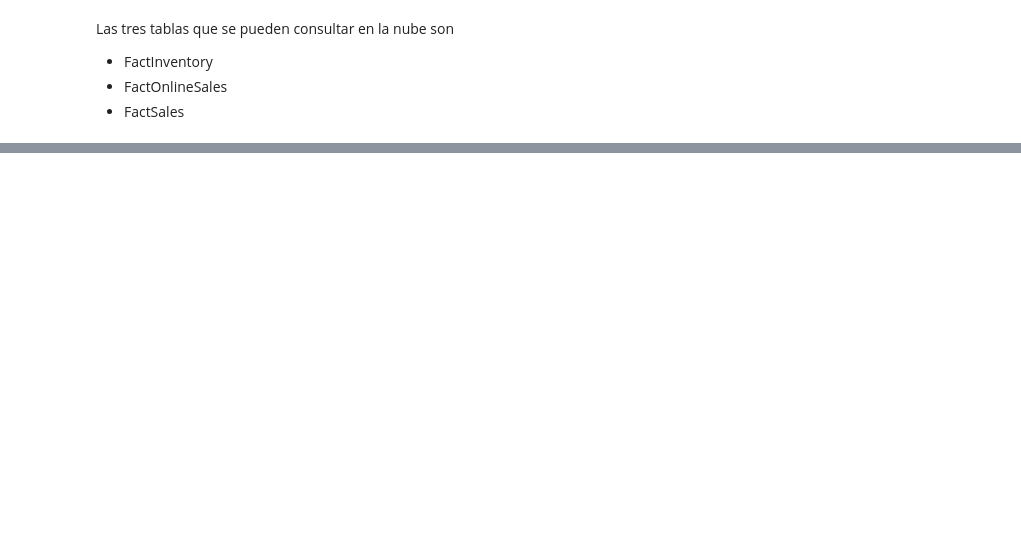
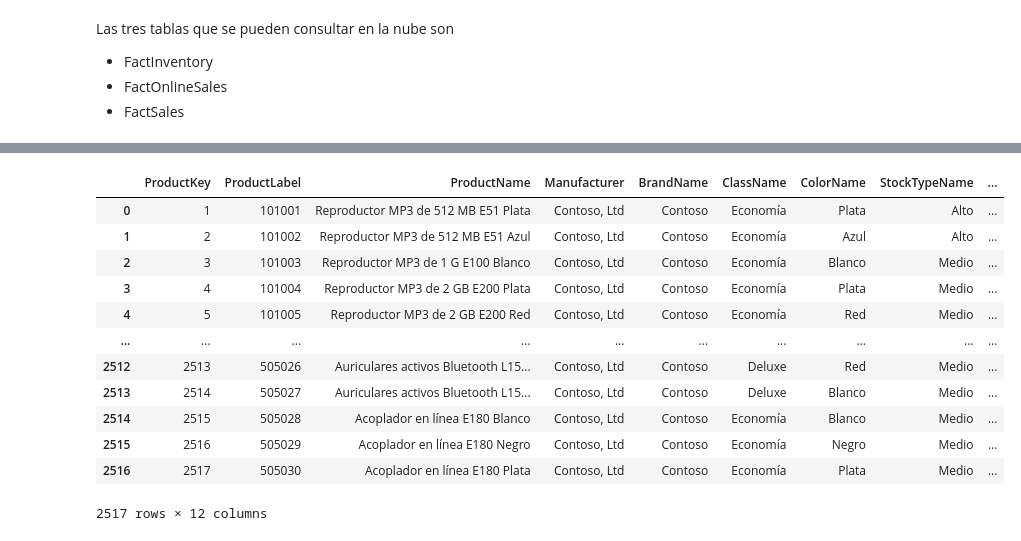
Before and after one commit to Nico22724/Guayerd_InteligenciaArtificial, a Jupyter notebook: Proyecto Aurelion/EDA.ipynb, the cells around one changed output, grey strips where cells are left out. Drawn from its saved outputs; the diff is of its cells as text; code cells hidden in the pictures; blank space fills up the shorter version.

```diff
--- a/Proyecto Aurelion/EDA.ipynb
+++ b/Proyecto Aurelion/EDA.ipynb
@@ -36,0 +224,50 @@ df_DimChannel = pd.read_csv("C:\\Nicolas\\Proyecto Medio Ambiental\\Proyecto_Gua
+# %%
+# Funciones de manipulación de texto
+def get_initials(text):
+    return ''.join([word[0].upper() for word in text.split()]) # Obtener las iniciales de cada palabra en el texto
+
+def extract_first_word(text):
+    return text.split()[0] # Extraer la primera palabra del texto
+
+def extract_two_or_more_words(text):
+    words = text.split()
+    if len(words) >= 2:
+        return text
+    return text # Extraer el texto si tiene dos o más palabras
+# %%
+# Generar listas únicas basadas en las funciones definidas la funcion list nos ayuda a organizar los datos y set elimina los duplicados
+
+# Lista de abreviaciones (iniciales)
+list_abbrevations = list(set(get_initials(product_name) for product_name in df_DimProduct['Manufacturer'].values))
+
+# Lista de primeras palabras
+list_first_words = list(set(extract_first_word(product_name) for product_name in df_DimProduct['Manufacturer'].values))
+
+# Lista de nombres con dos o más palabras
+list_product_initials = list(set(extract_two_or_more_words(product_name) for product_name in df_DimProduct['Manufacturer'].values))
+# %%
+list_first_words = list(set(word.replace(",", "") for word in list_first_words)) # Eliminar comas de las primeras palabras
+# %%
+# Teniendo estas dos listas podemos modificar el DataFrame para eliminar la manufacturadora del nombre del producto
+for idx, value in enumerate(df_DimProduct["ProductName"]):
+    for manufacturer in list_abbrevations + list_product_initials  + list_first_words:
+        if manufacturer in value:
+            df_DimProduct.loc[idx, "ProductName"] = value.replace(manufacturer, "").strip()
+            value = df_DimProduct.loc[idx, "ProductName"]  # Actualizar para siguientes iteraciones
+            break  # Salir después de encontrar la primera coincidencia
+# %%
+df_DimProduct
+# %% [output]
+|  | ProductKey | ProductLabel | ProductName | Manufacturer | BrandName | ClassName | ColorName | StockTypeName | ... |
+| 0 | 1 | 101001 | Reproductor MP3 de 512 MB E51 Plata | Contoso, Ltd | Contoso | Economía | Plata | Alto | ... |
+| 1 | 2 | 101002 | Reproductor MP3 de 512 MB E51 Azul | Contoso, Ltd | Contoso | Economía | Azul | Alto | ... |
+| 2 | 3 | 101003 | Reproductor MP3 de 1 G E100 Blanco | Contoso, Ltd | Contoso | Economía | Blanco | Medio | ... |
+| 3 | 4 | 101004 | Reproductor MP3 de 2 GB E200 Plata | Contoso, Ltd | Contoso | Economía | Plata | Medio | ... |
+| 4 | 5 | 101005 | Reproductor MP3 de 2 GB E200 Red | Contoso, Ltd | Contoso | Economía | Red | Medio | ... |
+| ... | ... | ... | ... | ... | ... | ... | ... | ... | ... |
+| 2512 | 2513 | 505026 | Auriculares activos Bluetooth L15... | Contoso, Ltd | Contoso | Deluxe | Red | Medio | ... |
+| 2513 | 2514 | 505027 | Auriculares activos Bluetooth L15... | Contoso, Ltd | Contoso | Deluxe | Blanco | Medio | ... |
+| 2514 | 2515 | 505028 | Acoplador en línea E180 Blanco | Contoso, Ltd | Contoso | Economía | Blanco | Medio | ... |
+| 2515 | 2516 | 505029 | Acoplador en línea E180 Negro | Contoso, Ltd | Contoso | Economía | Negro | Medio | ... |
+| 2516 | 2517 | 505030 | Acoplador en línea E180 Plata | Contoso, Ltd | Contoso | Economía | Plata | Medio | ... |
+2517 rows × 12 columns
```
Also changed, not shown: parts of 21 cells of this notebook.
